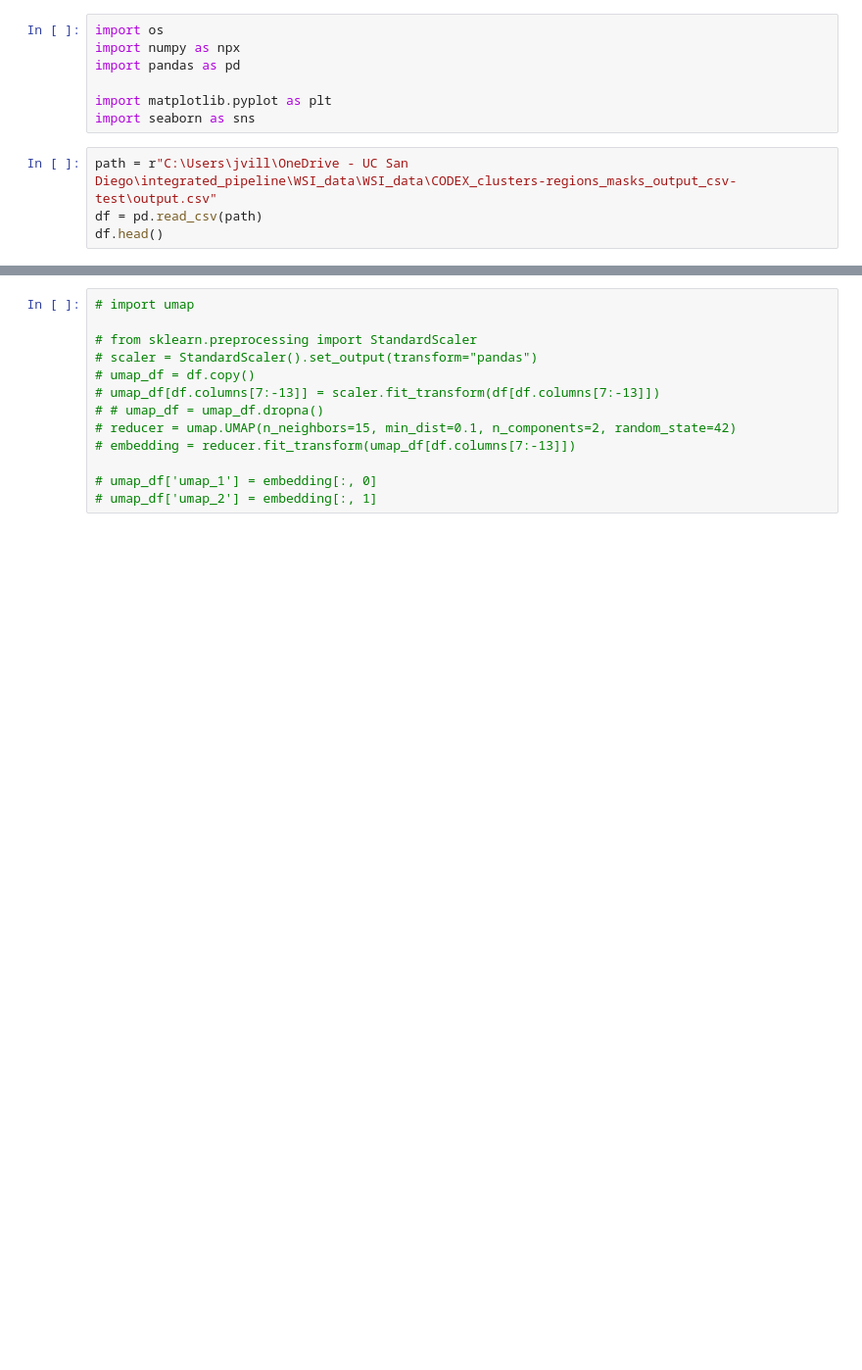
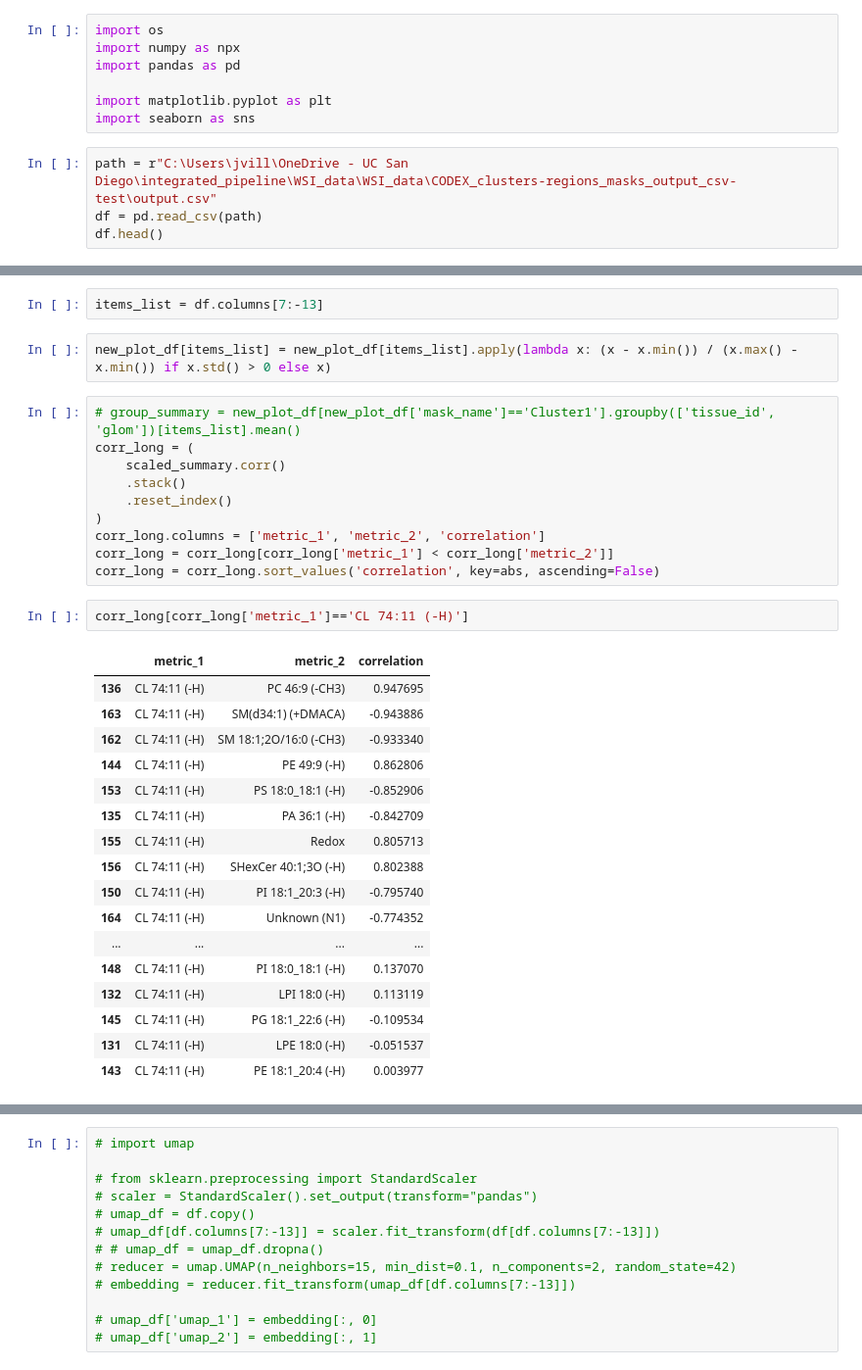
Before and after one commit to jvillazon/hsi_machine_learning, a Jupyter notebook: sk_classifier/integrated_pipeline.ipynb, the cells around one changed output, grey strips where cells are left out. Shown at 98% size. Cells and saved outputs as stored; diff of their text form; blank space fills up the shorter version.

```diff
--- a/sk_classifier/integrated_pipeline.ipynb
+++ b/sk_classifier/integrated_pipeline.ipynb
@@ -312,0 +347,34 @@ df.loc[condition_glom, 'group'] = 'Inner Cortex'
+# %%
+items_list = df.columns[7:-13]
+# %%
+new_plot_df[items_list] = new_plot_df[items_list].apply(lambda x: (x - x.min()) / (x.max() - x.min()) if x.std() > 0 else x)
+# %%
+# group_summary = new_plot_df[new_plot_df['mask_name']=='Cluster1'].groupby(['tissue_id', 'glom'])[items_list].mean()
+corr_long = (
+    scaled_summary.corr()
+    .stack()
+    .reset_index()
+)
+corr_long.columns = ['metric_1', 'metric_2', 'correlation']
+corr_long = corr_long[corr_long['metric_1'] < corr_long['metric_2']]
+corr_long = corr_long.sort_values('correlation', key=abs, ascending=False)
+# %%
+corr_long[corr_long['metric_1']=='CL 74:11 (-H)']
+# %% [output]
+|  | metric_1 | metric_2 | correlation |
+| 136 | CL 74:11 (-H) | PC 46:9 (-CH3) | 0.947695 |
+| 163 | CL 74:11 (-H) | SM(d34:1) (+DMACA) | -0.943886 |
+| 162 | CL 74:11 (-H) | SM 18:1;2O/16:0 (-CH3) | -0.933340 |
+| 144 | CL 74:11 (-H) | PE 49:9 (-H) | 0.862806 |
+| 153 | CL 74:11 (-H) | PS 18:0_18:1 (-H) | -0.852906 |
+| 135 | CL 74:11 (-H) | PA 36:1 (-H) | -0.842709 |
+| 155 | CL 74:11 (-H) | Redox | 0.805713 |
+| 156 | CL 74:11 (-H) | SHexCer 40:1;3O (-H) | 0.802388 |
+| 150 | CL 74:11 (-H) | PI 18:1_20:3 (-H) | -0.795740 |
+| 164 | CL 74:11 (-H) | Unknown (N1) | -0.774352 |
+| ... | ... | ... | ... |
+| 148 | CL 74:11 (-H) | PI 18:0_18:1 (-H) | 0.137070 |
+| 132 | CL 74:11 (-H) | LPI 18:0 (-H) | 0.113119 |
+| 145 | CL 74:11 (-H) | PG 18:1_22:6 (-H) | -0.109534 |
+| 131 | CL 74:11 (-H) | LPE 18:0 (-H) | -0.051537 |
+| 143 | CL 74:11 (-H) | PE 18:1_20:4 (-H) | 0.003977 |
```
Also changed, not shown: parts of 17 cells of this notebook, 2 other files.
